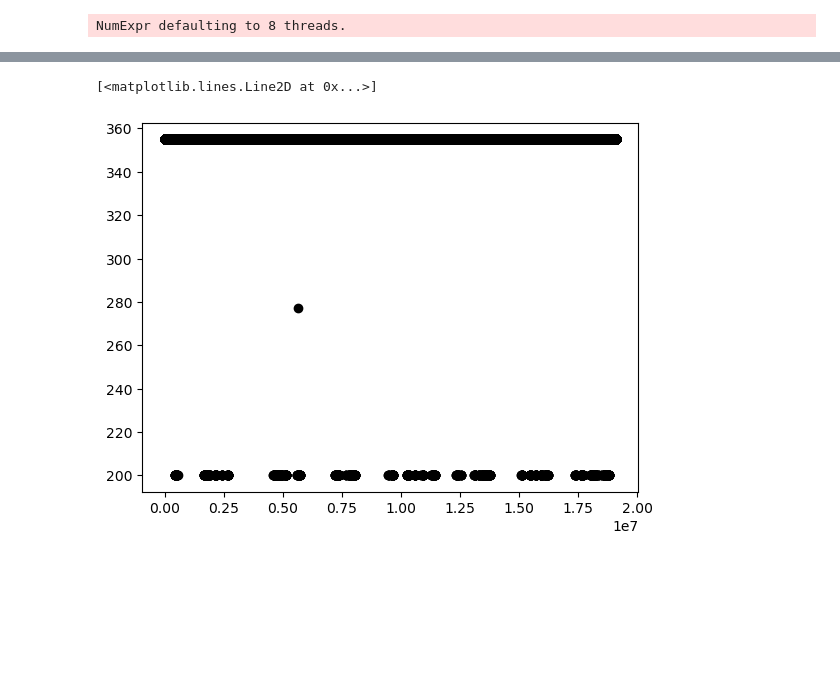
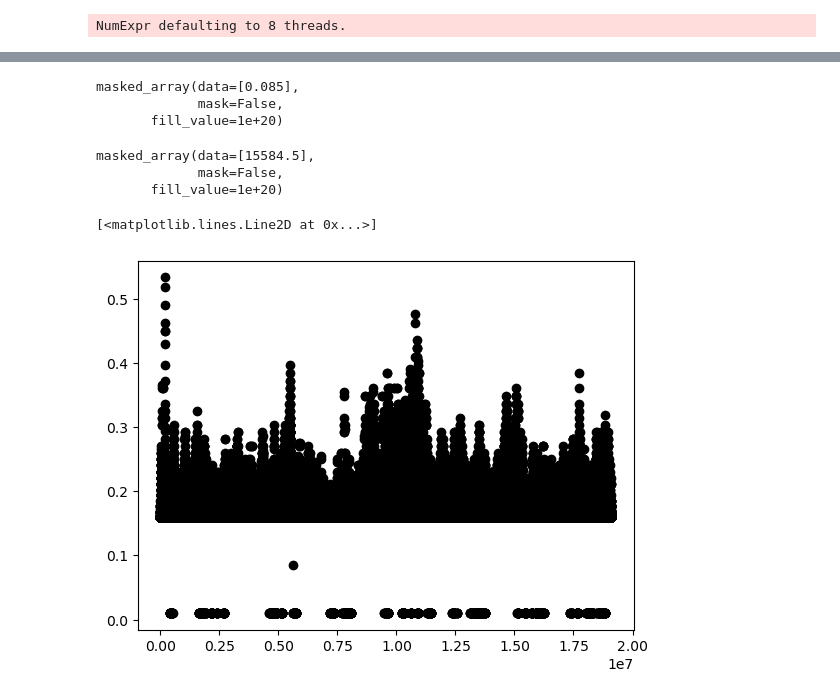
Before and after one commit to ycharlieli/i4dvar_analysis, a Jupyter notebook: obs_processing/merge_sst_cruise_kodc.ipynb, the cells around one changed output, grey strips where cells are left out. Drawn from its saved outputs; the diff is of its cells as text; code cells hidden in the pictures; blank space fills up the shorter version.

```diff
--- a/obs_processing/merge_sst_cruise_kodc.ipynb
+++ b/obs_processing/merge_sst_cruise_kodc.ipynb
@@ -103,5 +109,5 @@ merge_obs.to_netcdf('/Volumes/TO_1/roms4dvar_ecs/i4dvar_outputs/INSITU_OBS/sst_w
 # %%
-final_obs = seapy.roms.obs.obs(filename='/Volumes/TO_1/roms4dvar_ecs/i4dvar_outputs/INSITU_OBS/sst_withcruisepkodc_2012.nc')
+final_obs = seapy.roms.obs.obs(filename='/Volumes/TO_1/roms4dvar_ecs/i4dvar_outputs/INSITU_OBS/sst_withcruisepkodc_201304.nc')
 # %%
 thisyppe = np.where(final_obs.type==6)
 # %%
@@ -109,5 +127,17 @@ thisdepth = np.where(final_obs.depth[thisyppe ]==0)
+# %%
+final_obs.error[final_obs.provenance==277]
+# %% [output]
+masked_array(data=[0.085],
+             mask=False,
+       fill_value=1e+20)
+# %%
+final_obs.time[final_obs.provenance==277]
+# %% [output]
+masked_array(data=[15584.5],
+             mask=False,
+       fill_value=1e+20)
 # %%
-plt.plot(final_obs.provenance[thisyppe][thisdepth],'ko')
+plt.plot(final_obs.error[thisyppe][thisdepth],'ko')
 # %% [output]
 [<matplotlib.lines.Line2D at 0x...>]
-[figure, old version]
+[figure, new version]
```
Also changed, not shown: parts of 10 cells of this notebook, 2 other files.
